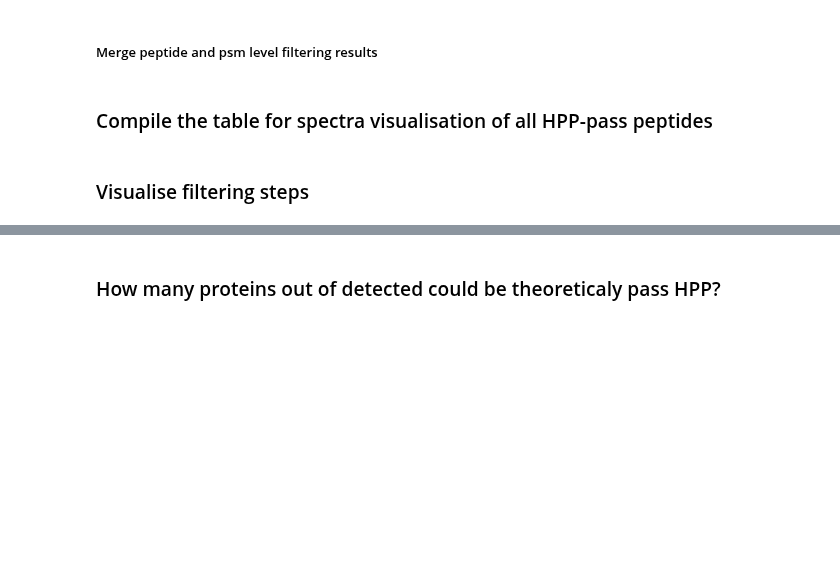
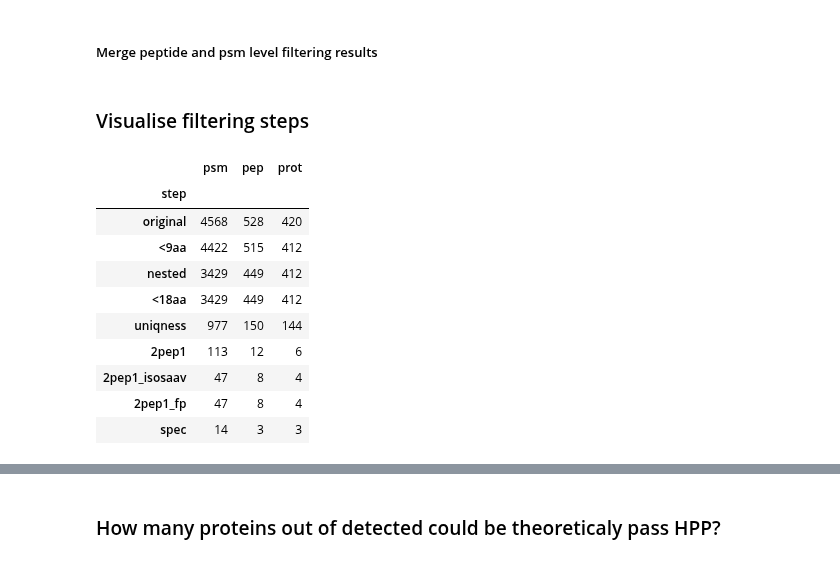
Before and after one commit to CompOmics/oui-discovery, a Jupyter notebook: oui-discovery-vv/explore-3-ionbot-open-noncanon-hpp.ipynb, the cells around one changed output, grey strips where cells are left out. Cells and saved outputs as stored; diff of their text form; code cells hidden in the pictures; blank space fills up the shorter version.

```diff
--- a/oui-discovery-vv/explore-3-ionbot-open-noncanon-hpp.ipynb
+++ b/oui-discovery-vv/explore-3-ionbot-open-noncanon-hpp.ipynb
@@ -436,9 +496,11 @@ print("number of peptides with expected PTM-residue pair",comb_datasets_ncun_pep
+# %%
+insituPEP = pd.read_csv("./../../../junk/insitu_peptides.csv")
 # %%
 #however, we are not sure if location is correct, so get mass and compare it to shared peptides of same mass with 1-aa distance
 # mass is already available in column peptide_mass (includes mass shift)
 
 mass_error=0.000100
-for i, row in comb_datasets_ncun_pepfilt_psmisosub[comb_datasets_ncun_pepfilt_psmisosub.isSubstitution].iterrows():
+for i, row in psmpep_prnc_pepfilt[psmpep_prnc_pepfilt.isSubstitution].iterrows():
     peptide_length=len(row.database_peptide)
     peptide_mass=row.peptide_mass
     candidates=insituPEP.loc[((insituPEP.peptide!=row.database_peptide)&(insituPEP.peptide_length==peptide_length)&(abs(insituPEP.peptide_mass-peptide_mass)<=mass_error))]
@@ -447,4 +509,4 @@ for i, row in comb_datasets_ncun_pepfilt_psmisosub[comb_datasets_ncun_pepfilt_ps
     #check for 1 aa distance
     ham=1/peptide_length
     candidates["1_aa_dist"]=candidates.peptide.apply(lambda x: distance.hamming(list(x),list(row.database_peptide))<=ham)
-    comb_datasets_ncun_pepfilt_psmisosub.loc[i,["1_aa_dist"]]="|".join(candidates[candidates["1_aa_dist"]].peptide.tolist()) if len(candidates[candidates["1_aa_dist"]])>0 else False
+    psmpep_prnc_pepfilt.loc[i,["1_aa_dist"]]="|".join(candidates[candidates["1_aa_dist"]].peptide.tolist()) if len(candidates[candidates["1_aa_dist"]])>0 else False
@@ -461,6 +606,4 @@ comb_datasets_ncun_pepfilt_psmisosub[(comb_datasets_ncun_pepfilt_psmisosub.isSub
 # %% [markdown]
 ##### Merge peptide and psm level filtering results
-# %% [markdown]
-### Compile the table for spectra visualisation of all HPP-pass peptides
 # %% [markdown]
 ### Visualise filtering steps
@@ -466,0 +641,16 @@ comb_datasets_ncun_pepfilt_psmisosub[(comb_datasets_ncun_pepfilt_psmisosub.isSub
+# %%
+hpp_countdown_df = pd.DataFrame(hpp_countdown)
+hpp_countdown_df.index.name = 'step'
+hpp_countdown_df
+# %% [output]
+|  | psm | pep | prot |
+| step |  |  |  |
+| original | 4568 | 528 | 420 |
+| <9aa | 4422 | 515 | 412 |
+| nested | 3429 | 449 | 412 |
+| <18aa | 3429 | 449 | 412 |
+| uniqness | 977 | 150 | 144 |
+| 2pep1 | 113 | 12 | 6 |
+| 2pep1_isosaav | 47 | 8 | 4 |
+| 2pep1_fp | 47 | 8 | 4 |
+| spec | 14 | 3 | 3 |
```
Also changed, not shown: parts of 20 cells of this notebook, 38 other files.
